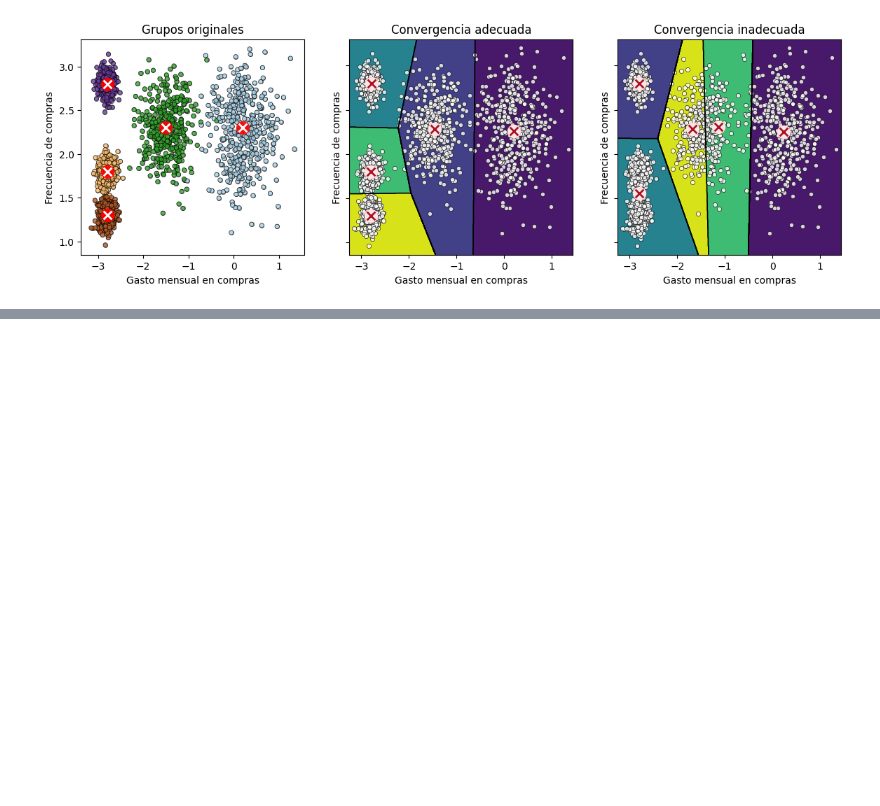
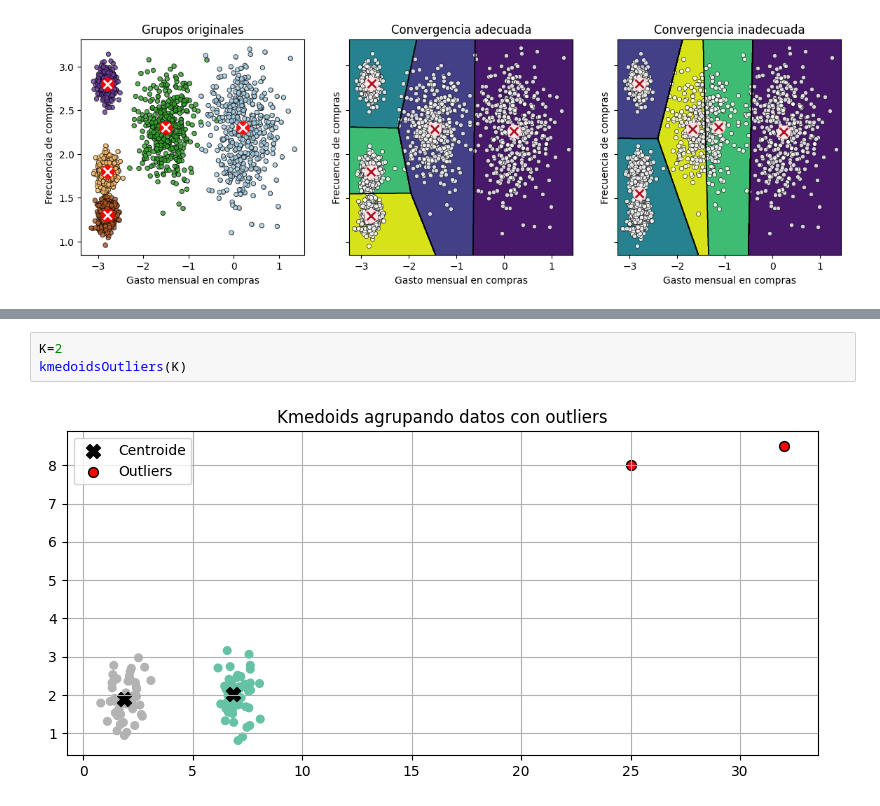
Before and after one commit to lucasbaldezzari/cdan, a Jupyter notebook: 3. Algoritmos básicos de clustering.ipynb, the cells around one changed output, grey strips where cells are left out. Cells and saved outputs as stored; diff of their text form; blank space fills up the shorter version.

```diff
--- a/3. Algoritmos básicos de clustering.ipynb
+++ b/3. Algoritmos básicos de clustering.ipynb
@@ -200,0 +265,5 @@ SyntaxError: invalid character '💻' (U+1F4BB) (2535211750.py, line 1)
+# %%
+K=2
+kmedoidsOutliers(K)
+# %% [output]
+[figure, added]
```
Also changed, not shown: parts of 18 cells of this notebook, 3 other files.
